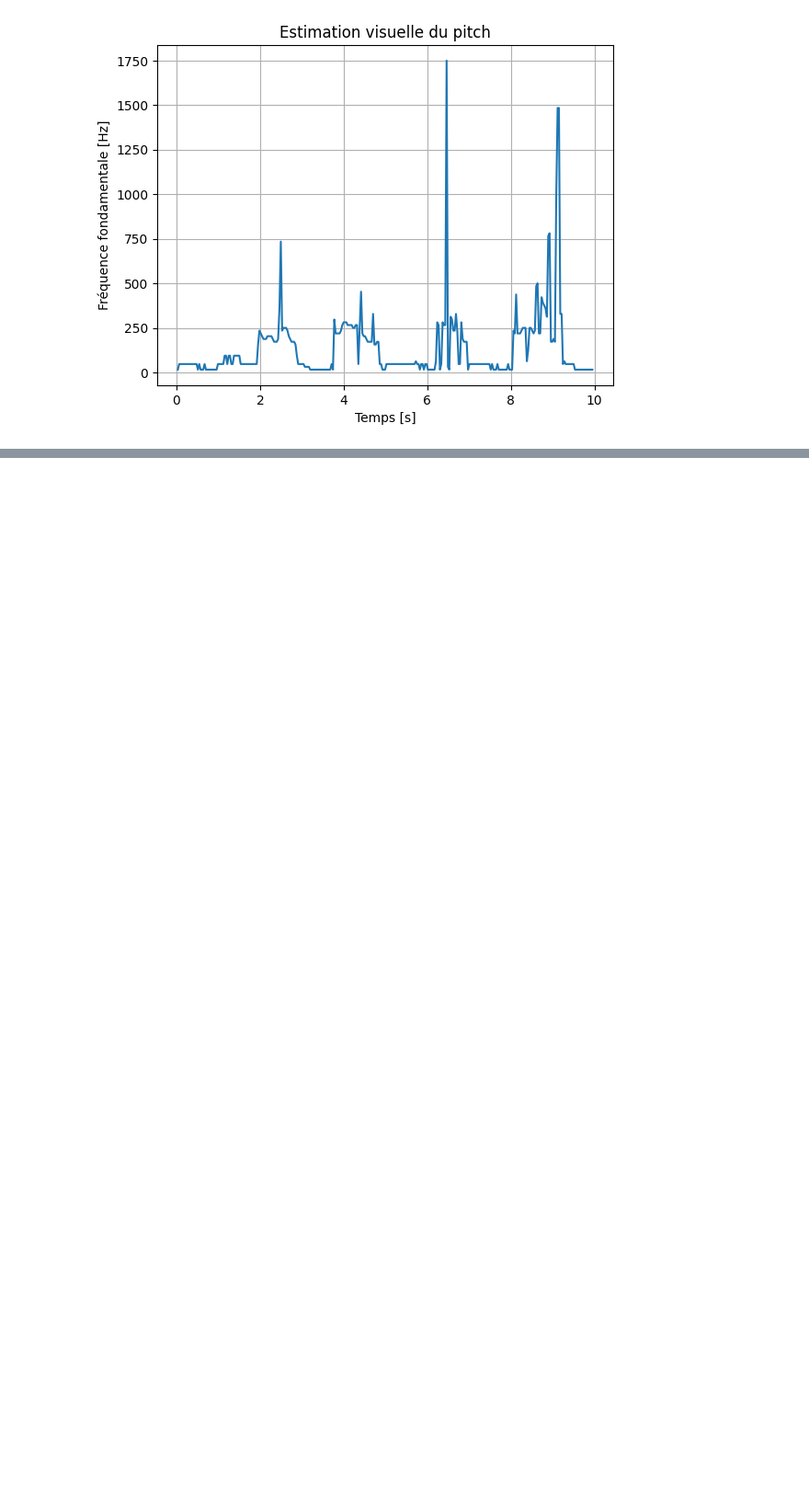
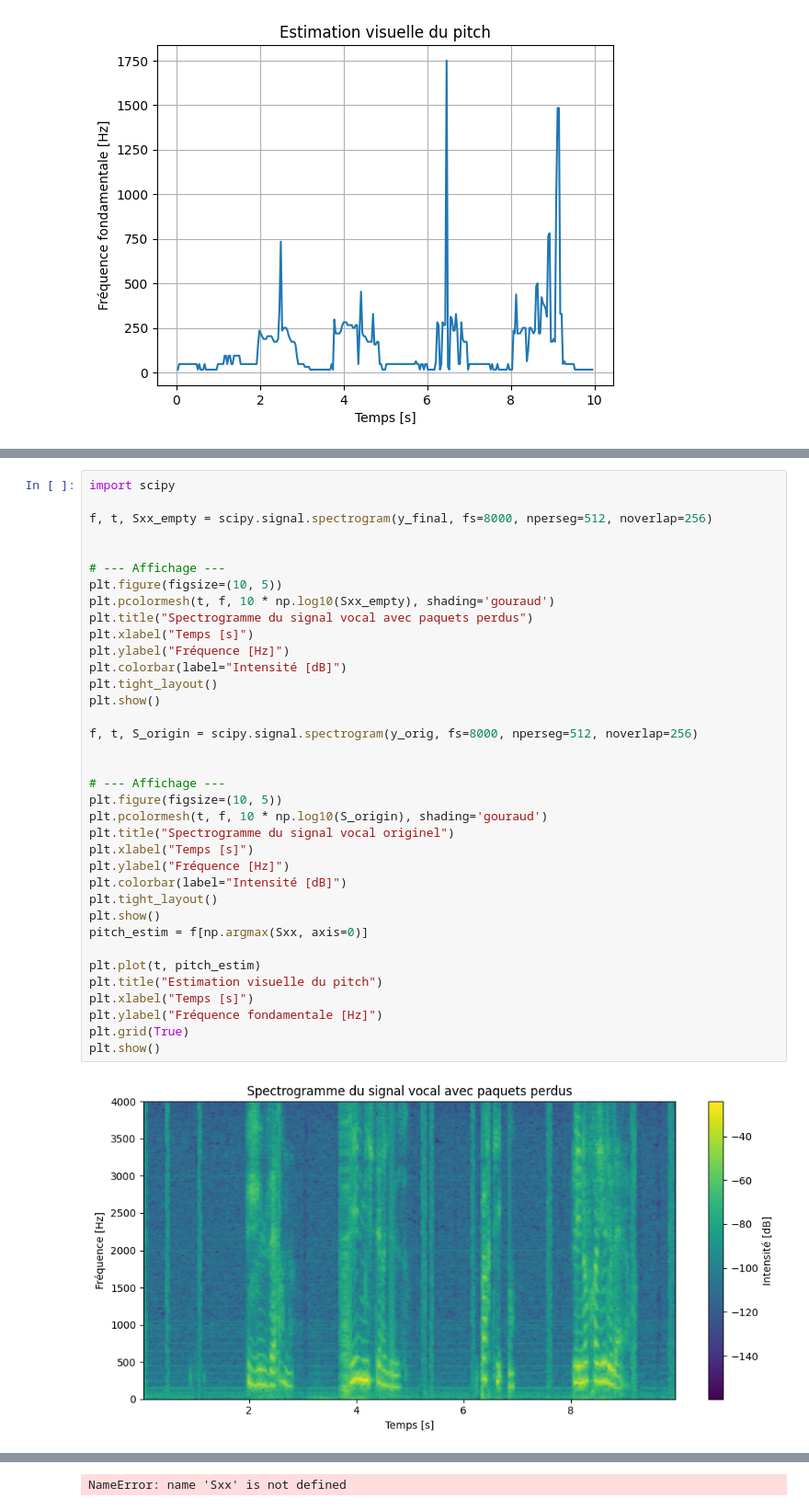
Before and after one commit to valdo92/Packet-Loss-Completion, a Jupyter notebook: Signal_Completion.ipynb, the cells around one changed output, grey strips where cells are left out. Shown at 92% size. Cells and saved outputs as stored; diff of their text form; blank space fills up the shorter version.

```diff
--- a/Signal_Completion.ipynb
+++ b/Signal_Completion.ipynb
@@ -531,0 +302,38 @@ Fichier réparé sauvegardé sous : data/packet_loss/results_mel/Jules_Verne_-_L
+# %%
+import scipy
+
+f, t, Sxx_empty = scipy.signal.spectrogram(y_final, fs=8000, nperseg=512, noverlap=256)
+
+
+# --- Affichage ---
+plt.figure(figsize=(10, 5))
+plt.pcolormesh(t, f, 10 * np.log10(Sxx_empty), shading='gouraud')
+plt.title("Spectrogramme du signal vocal avec paquets perdus")
+plt.xlabel("Temps [s]")
+plt.ylabel("Fréquence [Hz]")
+plt.colorbar(label="Intensité [dB]")
+plt.tight_layout()
+plt.show()
+
+f, t, S_origin = scipy.signal.spectrogram(y_orig, fs=8000, nperseg=512, noverlap=256)
+
+
+# --- Affichage ---
+plt.figure(figsize=(10, 5))
+plt.pcolormesh(t, f, 10 * np.log10(S_origin), shading='gouraud')
+plt.title("Spectrogramme du signal vocal originel")
+plt.xlabel("Temps [s]")
+plt.ylabel("Fréquence [Hz]")
+plt.colorbar(label="Intensité [dB]")
+plt.tight_layout()
+plt.show()
+pitch_estim = f[np.argmax(Sxx, axis=0)]
+
+plt.plot(t, pitch_estim)
+plt.title("Estimation visuelle du pitch")
+plt.xlabel("Temps [s]")
+plt.ylabel("Fréquence fondamentale [Hz]")
+plt.grid(True)
+plt.show()
+# %% [output]
+[figure, added]
@@ -531,0 +341 @@ Fichier réparé sauvegardé sous : data/packet_loss/results_mel/Jules_Verne_-_L
+NameError: name 'Sxx' is not defined
```
Also changed, not shown: parts of 7 cells of this notebook.
